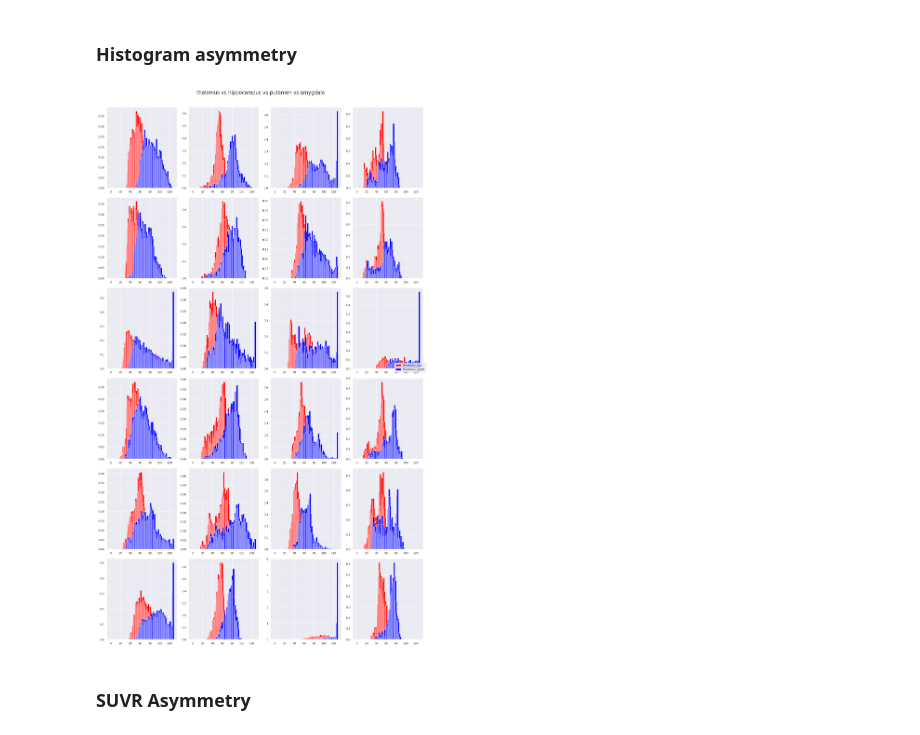
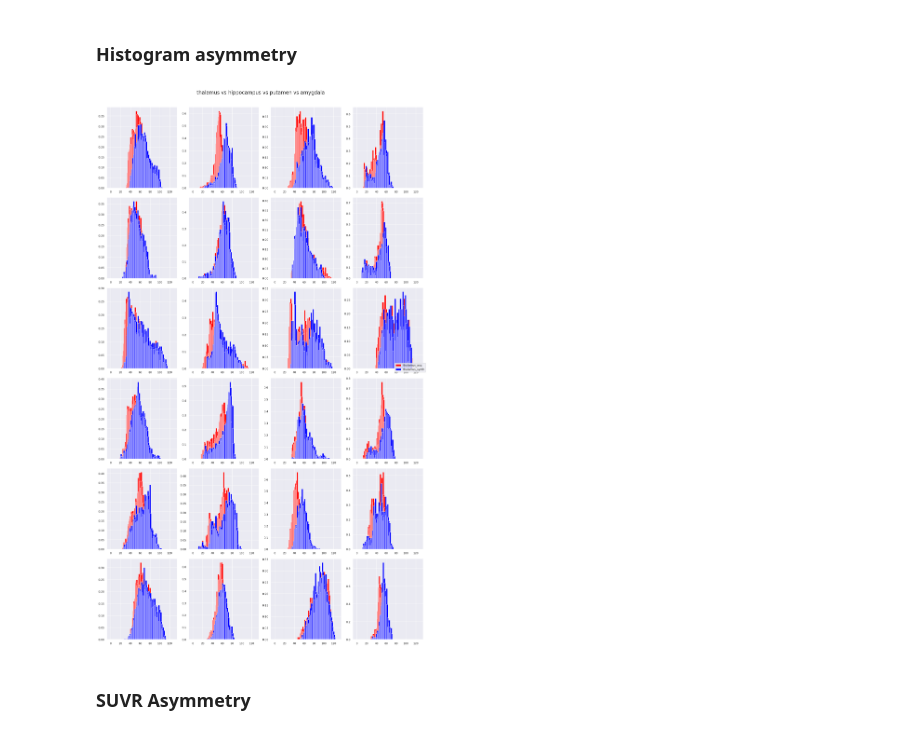
Before and after one commit to jiaqiw01/SynPETEval, a Jupyter notebook: roi_analysis_updated.ipynb, the cells around one changed output. Saved outputs shown, nothing was run; the diff lists cells and outputs as text; code cells hidden in the pictures.

```diff
--- a/roi_analysis_updated.ipynb
+++ b/roi_analysis_updated.ipynb
@@ -693,13 +693,18 @@ def prepare_all_subjects(test_subjects, test_dirs, exp_types, save_dest):
 # %%
 # define test_dir, which stores the synthetic PET based on subjects
 # define experiment type, an identifier such as the model's name
-test_dir = '/data/jiaqiw01/all_exp_tests/seg_guided/'
-exp_type = 'seg_guided_t2f'
+test_dir = '/data/jiaqiw01/all_exp_tests/test_cases_zerodose2/'
+exp_type = 'trans-unet'
 save_dest = f"/data/jiaqiw01/model_eval/{exp_type}"
 # %%
 test_subjects = os.listdir(test_dir)
+test_subjects2 = []
 all_subj_mask_info = {}
 for i, subj in enumerate(test_subjects):
+    if len(subj) > 5: # skip old subjects
+        continue
+    test_subjects2.append(subj)
+    print(subj)
     pets, roi_mask_global, roi_mask_left_right = gather_files(subj, test_dir, exp_type)
     all_subj_mask_info[subj] = {'pets': pets,
                                'mask_global': roi_mask_global,
@@ -719,36 +730,36 @@ for i, subj in enumerate(test_subjects):
 all_metrics = {} # {'emd': [subj1, subj2....], 'emd_diff': [subj1, subj2, ....]}
 ## Select some ROIs
 target_rois = ['thalamus', 'hippocampus', 'putamen', 'amygdala']
-nrow = len(test_subjects)
+nrow = len(test_subjects2)
 ncol = len(target_rois)
 fig, axes = plt.subplots(nrows=nrow, ncols=ncol, figsize=(15, 25))
 axes_flatten = axes.ravel()
 for i, subj in enumerate(list(all_subj_mask_info.keys())):
     content = all_subj_mask_info[subj]
     roi_masks_left_right = content['mask_left_right']
     roi_mask_global = content['mask_global']
     pets = content['pets']
     # emd, emd_diff = compare_histogram_asymmetry(roi_masks_left_right, pets, target_rois, axes_flatten[i*4:i*4+4])
     emd_roi = compare_histogram_roi(roi_masks_global, pets, target_rois, axes_flatten[i*ncol:i*ncol+ncol])
     if 'emd_roi' not in all_metrics:
         all_metrics['emd_roi'] = []
     all_metrics['emd_roi'].append(emd)
     # if i == nrow - 1:  # If it's the last row
     #     axes[i, j].set_xlabel(f'Column {j + 1}')
 
 handles1, labels1 = axes_flatten[0].get_legend_handles_labels()
 # handles2, labels2 = axes_flatten[2].get_legend_handles_labels()
 handles = handles1
 labels = labels1
 fig.suptitle(" vs ".join(target_rois), y=1.01, fontsize=16)
 # Add a single legend to one of the subplots or the figure
 fig.legend(handles, labels, loc='right')
 fig.tight_layout()
 os.makedirs(save_dest, exist_ok=True)
 if save_dest:
     fig.savefig(save_dest + '/roi_histogram.png', dpi=300, bbox_inches='tight')
 # %% [output]
-[figure, old version]
+[figure, new version]
 # %% [markdown]
 ### SUVR Asymmetry
 # %%
```
Also changed, not shown: parts of 7 cells of this notebook, 1 other file.
